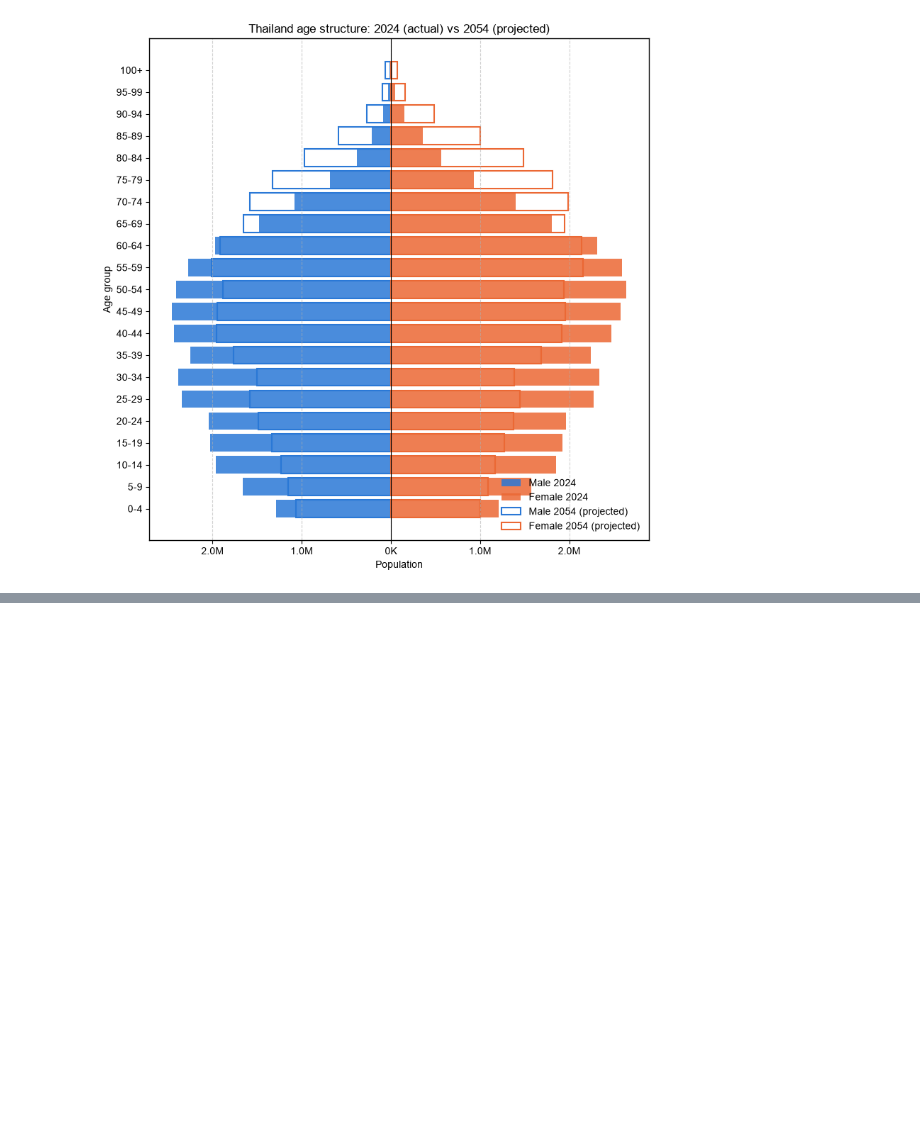
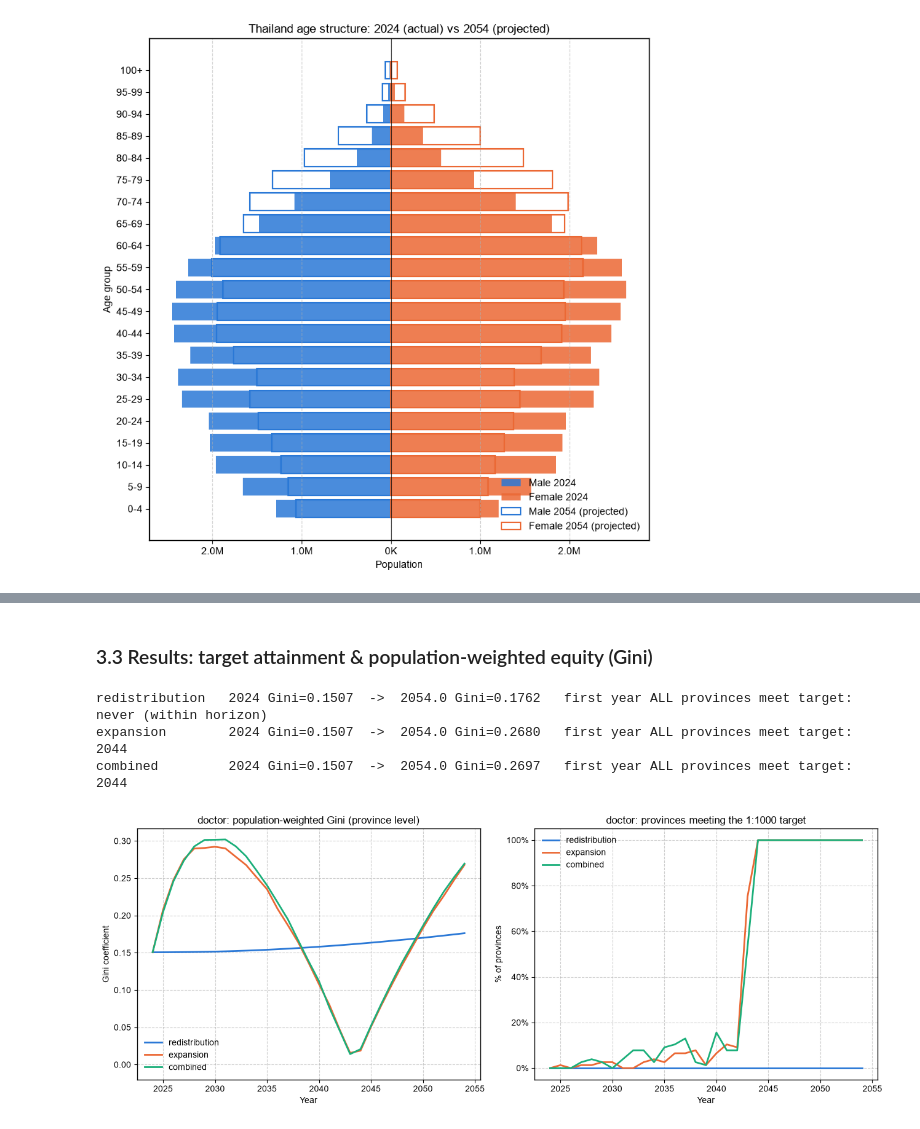
Before and after one commit to psitthirat/HRH, a Jupyter notebook: model.ipynb, the cells around one changed output, grey strips where cells are left out. Cells and saved outputs as stored; diff of their text form; code cells hidden in the pictures; blank space fills up the shorter version.

Commit message:
Update HRH/model notebooks and add MOPH workforce data
Refresh analysis notebooks and data dictionaries so work can continue across devices.

Co-Authored-By: Claude Sonnet 5 <noreply@anthropic.com>

```diff
--- a/model.ipynb
+++ b/model.ipynb
@@ -1109,0 +1425,43 @@ display(all_plans)
+# %% [markdown]
+### 3.3 Results: target attainment & population-weighted equity (Gini)
+# %%
+# --- National summary per scenario: target attainment + population-weighted Gini ---
+summary_by_scenario = {}
+for scenario, r in results.items():
+    rows = []
+    for year, g in r['stock_df'].groupby('year'):
+        rows.append({
+            'year': year,
+            'population': g['population'].sum(),
+            'stock': g['stock'].sum(),
+            'per_1000': g['stock'].sum() / g['population'].sum() * 1000,
+            'gini': analyse.gini(g, 'stock', 'population'),
+            'pct_provinces_met_target': g['target_met'].mean() * 100,
+        })
+    summary_by_scenario[scenario] = pd.DataFrame(rows)
+
+for scenario, df in summary_by_scenario.items():
+    hit = df.loc[df['pct_provinces_met_target'] >= 100, 'year']
+    target_year = hit.min() if len(hit) else None
+    print(f"{scenario:16s} {BASE_YEAR} Gini={df.iloc[0]['gini']:.4f}  ->  {df.iloc[-1]['year']} Gini={df.iloc[-1]['gini']:.4f}   "
+          f"first year ALL provinces meet target: {target_year if target_year is not None else 'never (within horizon)'}")
+
+palette = {'redistribution': '#2a78d6', 'expansion': '#eb6834', 'combined': '#1baf7a'}
+fig, axes = plt.subplots(1, 2, figsize=(13, 5))
+for scenario, df in summary_by_scenario.items():
+    axes[0].plot(df['year'], df['gini'], label=scenario, color=palette[scenario], linewidth=2)
+    axes[1].plot(df['year'], df['pct_provinces_met_target'], label=scenario, color=palette[scenario], linewidth=2)
+axes[0].set_title(f'{CADRE}: population-weighted Gini (province level)')
+axes[0].set_xlabel('Year'); axes[0].set_ylabel('Gini coefficient'); axes[0].set_ylim(bottom=-0.02)
+axes[1].set_title(f'{CADRE}: provinces meeting the 1:{TARGET_RATIO[CADRE]} target')
+axes[1].set_xlabel('Year'); axes[1].set_ylabel('% of provinces')
+axes[1].yaxis.set_major_formatter(mtick.PercentFormatter())
+for ax in axes:
+    ax.grid(True); ax.legend(frameon=False)
+plt.tight_layout()
+plt.show()
+# %% [output]
+redistribution   2024 Gini=0.1507  ->  2054.0 Gini=0.1762   first year ALL provinces meet target: never (within horizon)
+expansion        2024 Gini=0.1507  ->  2054.0 Gini=0.2680   first year ALL provinces meet target: 2044
+combined         2024 Gini=0.1507  ->  2054.0 Gini=0.2697   first year ALL provinces meet target: 2044
+[figure, added]
```
Also changed, not shown: parts of 45 cells of this notebook, 6 other files.
